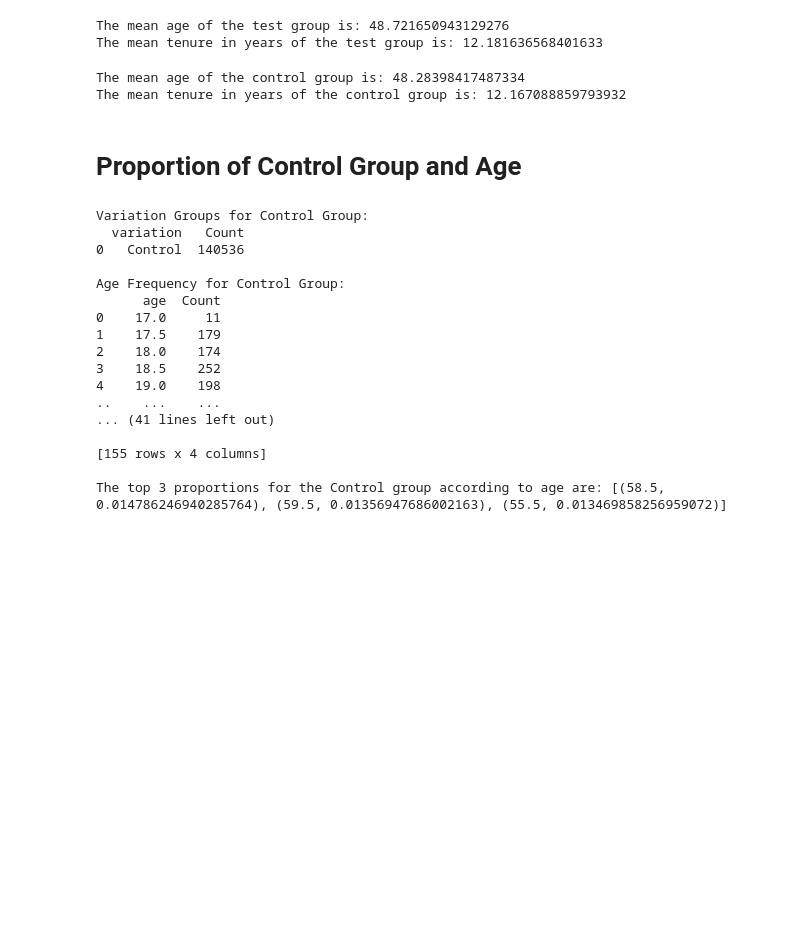
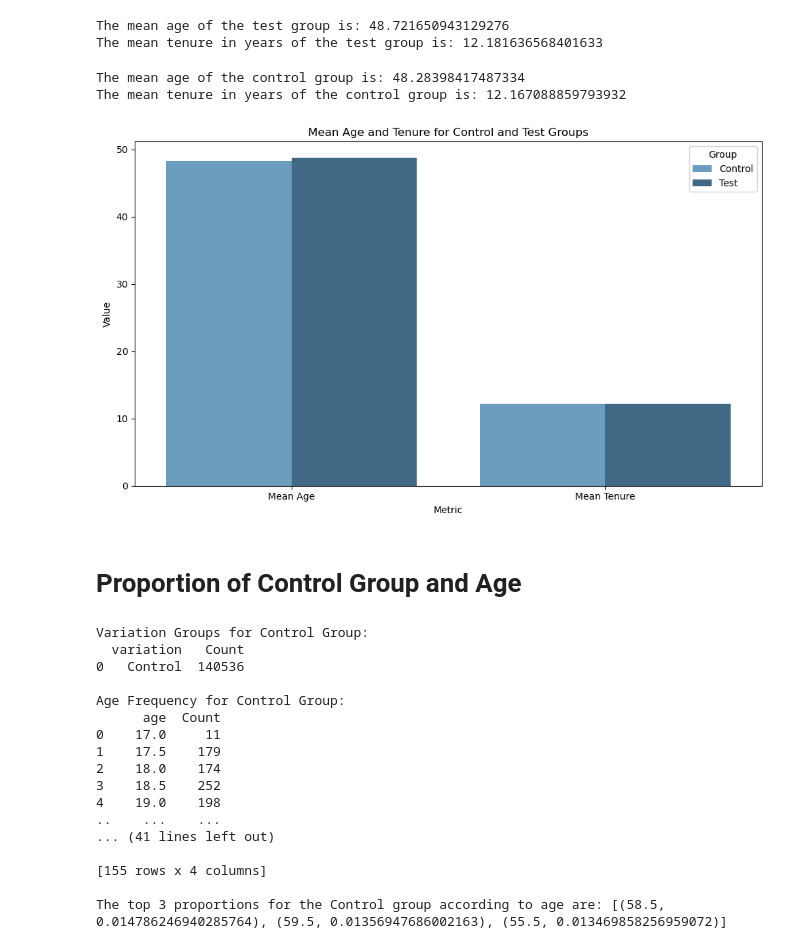
Before and after one commit to KmkGska/vanguard-ab-test, a Jupyter notebook: notebooks/ageVSvariation.ipynb, the cells around one changed output. Drawn from its saved outputs; the diff is of its cells as text; code cells hidden in the pictures; blank space fills up the shorter version.

```diff
--- a/notebooks/ageVSvariation.ipynb
+++ b/notebooks/ageVSvariation.ipynb
@@ -430,6 +446,21 @@ print(f"The mean tenure in years of the control group is: {mean_tenure_control_g
 # %% [output]
 The mean age of the control group is: 48.28398417487334
 The mean tenure in years of the control group is: 12.167088859793932
+# %%
+
+
+# Create the bar plot
+plt.figure(figsize=(10, 6))
+sns.barplot(x='Metric', y='Value', hue='Group', data=summary_data, palette='Blues_d')
+
+plt.title('Mean Age and Tenure for Control and Test Groups')
+plt.xlabel('Metric')
+plt.ylabel('Value')
+plt.legend(title='Group')
+plt.tight_layout()  # Adjust layout to prevent clipping of tick-labels
+plt.show()
+# %% [output]
+[figure, added]
 # %% [markdown]
 # Proportion of Control Group and Age
 # %%
```
Also changed, not shown: parts of 12 cells of this notebook.
